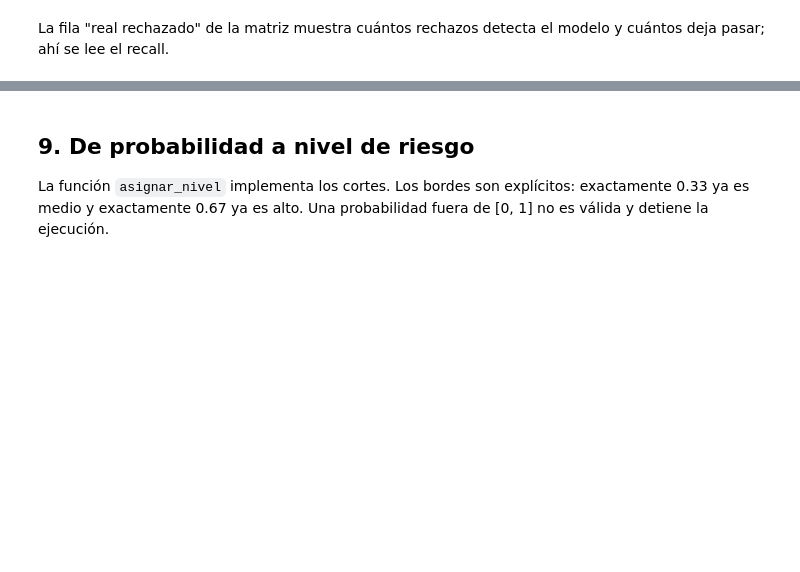
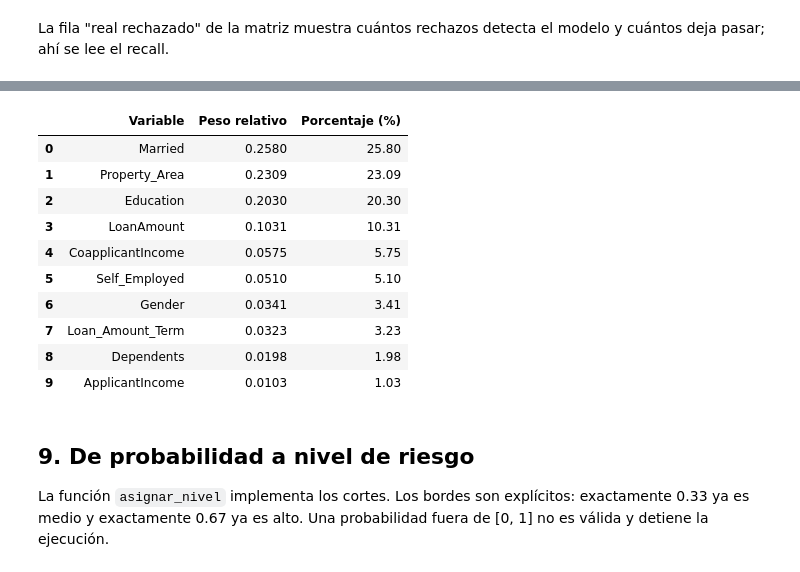
Before and after one commit to GabrielSerranoUCR/proyecto-pruebas, a Jupyter notebook: training/notebooks/m03_riesgo_morosidad/Riesgo_morosidad_training_model.ipynb, the cells around one changed output, grey strips where cells are left out. Drawn from its saved outputs; the diff is of its cells as text; code cells hidden in the pictures; blank space fills up the shorter version.

```diff
--- a/training/notebooks/m03_riesgo_morosidad/Riesgo_morosidad_training_model.ipynb
+++ b/training/notebooks/m03_riesgo_morosidad/Riesgo_morosidad_training_model.ipynb
@@ -291,3 +320,39 @@ La fila "real rechazado" de la matriz muestra cuántos rechazos detecta el model
+# %%
+preprocesador_ajustado = pipeline.named_steps["preprocesar"]
+modelo_ajustado = pipeline.named_steps["modelo"]
+nombres_cod = list(preprocesador_ajustado.get_feature_names_out())
+
+if hasattr(modelo_ajustado, "feature_importances_"):
+    valores_imp = pd.Series(np.abs(modelo_ajustado.feature_importances_), index=nombres_cod)
+    modo_agg = "sum"
+else:
+    valores_imp = pd.Series(np.abs(modelo_ajustado.coef_[0]), index=nombres_cod)
+    modo_agg = "mean"
+
+pesos_brutos = {}
+for col in entradas.columns:
+    coincidencias = [f for f in nombres_cod if f == f"num__{col}" or f.startswith(f"cat__{col}_")]
+    s_col = valores_imp[coincidencias]
+    pesos_brutos[col] = float(s_col.sum() if modo_agg == "sum" else s_col.mean())
+
+total_pesos = sum(pesos_brutos.values()) or 1.0
+tabla_pesos = pd.DataFrame([
+    {"Variable": k, "Peso relativo": round(v / total_pesos, 4), "Porcentaje (%)": round(v / total_pesos * 100, 2)}
+    for k, v in sorted(pesos_brutos.items(), key=lambda par: par[1], reverse=True)
+])
+tabla_pesos
+# %% [output]
+|  | Variable | Peso relativo | Porcentaje (%) |
+| 0 | Married | 0.2580 | 25.80 |
+| 1 | Property_Area | 0.2309 | 23.09 |
+| 2 | Education | 0.2030 | 20.30 |
+| 3 | LoanAmount | 0.1031 | 10.31 |
+| 4 | CoapplicantIncome | 0.0575 | 5.75 |
+| 5 | Self_Employed | 0.0510 | 5.10 |
+| 6 | Gender | 0.0341 | 3.41 |
+| 7 | Loan_Amount_Term | 0.0323 | 3.23 |
+| 8 | Dependents | 0.0198 | 1.98 |
+| 9 | ApplicantIncome | 0.0103 | 1.03 |
 # %% [markdown]
 ## 9. De probabilidad a nivel de riesgo
 
```
Also changed, not shown: parts of 11 cells of this notebook, 2 other files.
